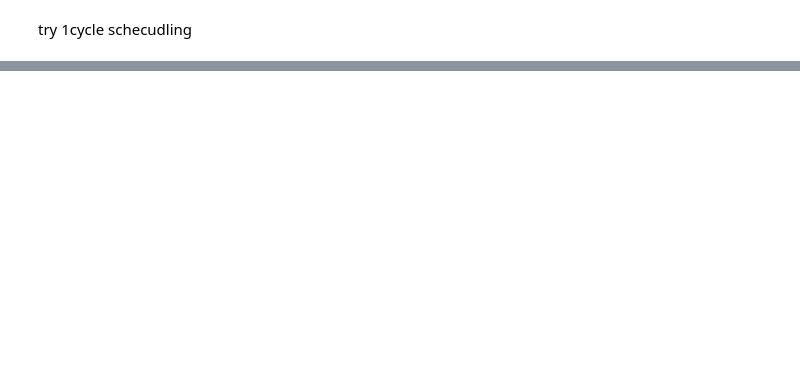
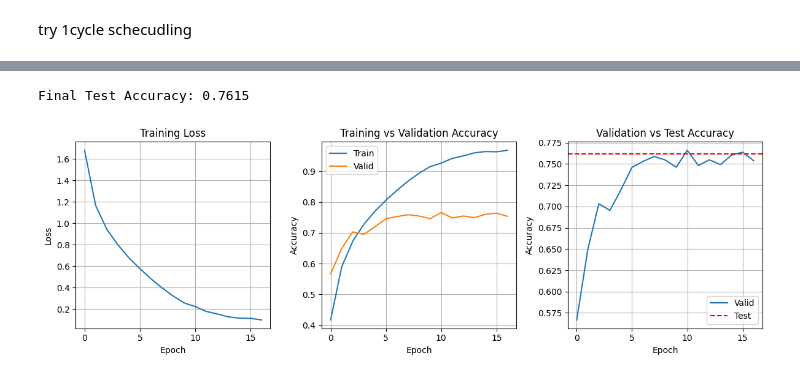
Before and after one commit to ALIAQIL/cifar10, a Jupyter notebook: main.ipynb, the cells around one changed output, grey strips where cells are left out. Drawn from its saved outputs; the diff is of its cells as text; code cells hidden in the pictures; blank space fills up the shorter version.

Commit message:
add cnn with 1cycle schdeling and adamw as optimizer

```diff
--- a/main.ipynb
+++ b/main.ipynb
@@ -296,0 +414,19 @@ history = train_with_early_stopping(model, optimizer, criterion, accuracy,
+# %%
+# Setup training with best practices: AdamW + OneCycleLR scheduler
+n_epochs = 60
+optimizer = torch.optim.AdamW(model.parameters(), lr=1e-3)
+criterion = nn.CrossEntropyLoss()
+accuracy = torchmetrics.Accuracy(task="multiclass", num_classes=10).to(device)
+
+scheduler = torch.optim.lr_scheduler.OneCycleLR(
+    optimizer,
+    epochs=n_epochs,
+    steps_per_epoch=len(train_loader),
+    max_lr=1e-2
+)
+
+history = train_with_early_stopping(
+    model, optimizer, criterion, accuracy,
+    train_loader, valid_loader, n_epochs,
+    patience=6, scheduler=scheduler
+)
@@ -296,0 +452,35 @@ history = train_with_early_stopping(model, optimizer, criterion, accuracy,
+# %%
+test_accuracy = torchmetrics.Accuracy(task="multiclass", num_classes=10).to(device)
+final_test_accuracy = evaluate_tm(model, test_loader, test_accuracy)
+print(f"Final Test Accuracy: {final_test_accuracy:.4f}")
+
+plt.figure(figsize=(12, 4))
+plt.subplot(1, 3, 1)
+plt.plot(history["train_losses"])
+plt.xlabel("Epoch")
+plt.ylabel("Loss")
+plt.title("Training Loss")
+plt.grid(True)
+
+plt.subplot(1, 3, 2)
+plt.plot(history["train_metrics"], label="Train")
+plt.plot(history["valid_metrics"], label="Valid")
+plt.xlabel("Epoch")
+plt.ylabel("Accuracy")
+plt.title("Training vs Validation Accuracy")
+plt.legend()
+plt.grid(True)
+
+plt.subplot(1, 3, 3)
+plt.plot(history["valid_metrics"], label="Valid")
+plt.axhline(y=final_test_accuracy.item(), color='r', linestyle='--', label="Test")
+plt.xlabel("Epoch")
+plt.ylabel("Accuracy")
+plt.title("Validation vs Test Accuracy")
+plt.legend()
+plt.grid(True)
+plt.tight_layout()
+plt.show()
+# %% [output]
+Final Test Accuracy: 0.7615
+[figure, added]
```
Also changed, not shown: parts of 7 cells of this notebook.
